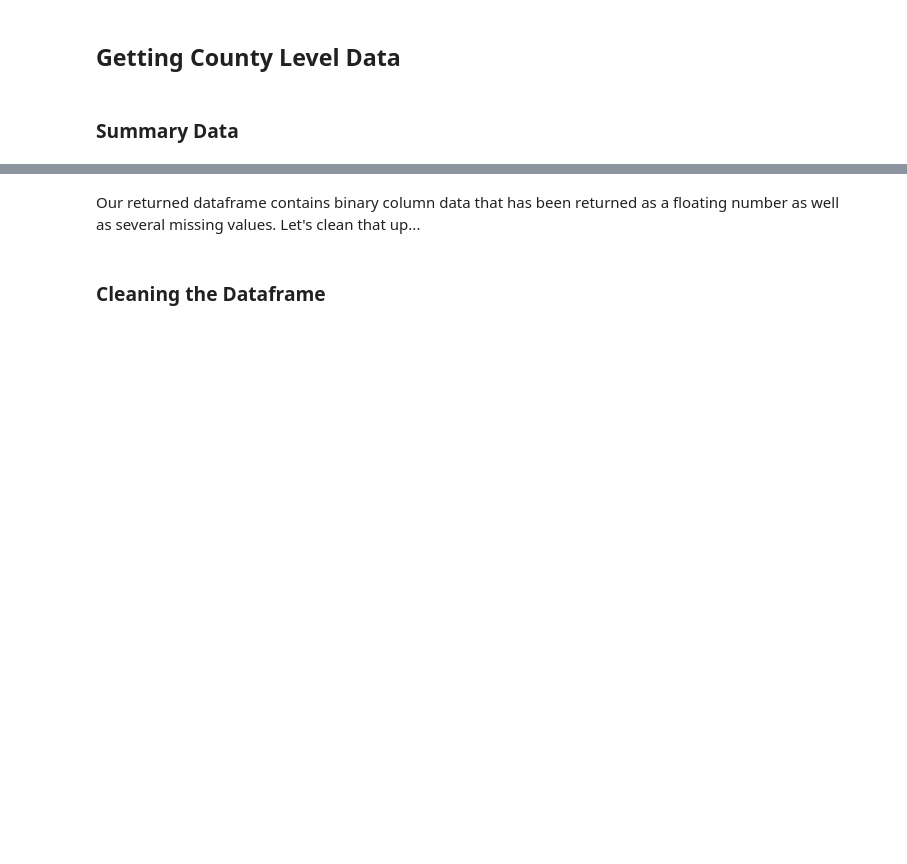
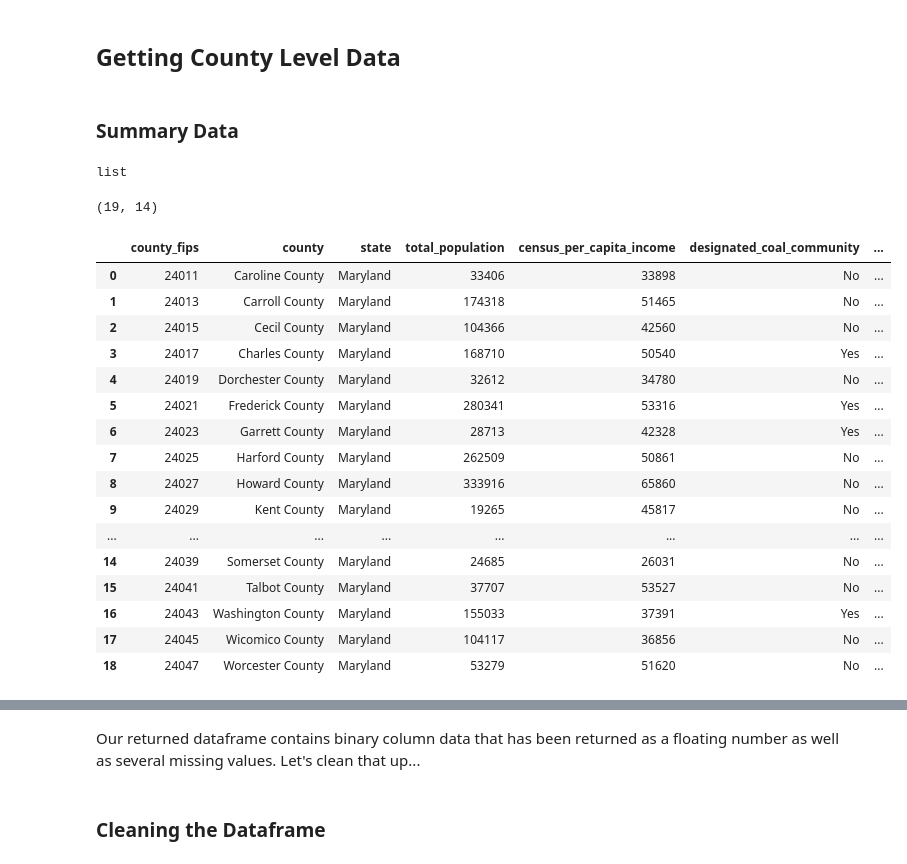
Before and after one commit to rwcitek/anl-nerde, a Jupyter notebook: nerde_argonne_api_python.ipynb, the cells around one changed output, grey strips where cells are left out. Drawn from its saved outputs; the diff is of its cells as text; code cells hidden in the pictures; blank space fills up the shorter version.

```diff
--- a/nerde_argonne_api_python.ipynb
+++ b/nerde_argonne_api_python.ipynb
@@ -62,17 +62,14 @@ my_end = '2023-01-01'
 # %% [markdown]
 ### Defining the function to make the data request
 # %%
-def NERDE_API(section_url, fips, startdate, enddate):
+def NERDE_API(section_url, fips="24011", startdate='2020-01-01', enddate='2023-01-01'):
   response = requests.get(
     url=f"{call}{section_url}?county_fips={fips}&start_date={startdate}&end_date={enddate}",
     headers={"Authorization": f"Bearer {key}"}
   ).json()
 
-  results_summary_digest = []
-
   # Each county will populate a list, this loops through each called county to parse results
-  for result in response['result']:
-    results_summary_digest.append(result)
+  results_summary_digest = [ result for result in response['result'] ]
 
   return results_summary_digest
 # %% [markdown]
@@ -85,6 +82,34 @@ section_url = "/api/v1/county/explorer/summary"
 # %%
 # API call
 summary_digest = NERDE_API(section_url, my_fips, my_start, my_end)
+# %%
+type(summary_digest)
+# %% [output]
+list
 # %%
 # Create a Pandas DataFrame from summary_digest
 main_summary_df = pd.json_normalize(summary_digest)
+# %%
+main_summary_df.shape
+# %% [output]
+(19, 14)
+# %%
+main_summary_df
+# %% [output]
+|  | county_fips | county | state | total_population | census_per_capita_income | designated_coal_community | ... |
+| 0 | 24011 | Caroline County | Maryland | 33406 | 33898 | No | ... |
+| 1 | 24013 | Carroll County | Maryland | 174318 | 51465 | No | ... |
+| 2 | 24015 | Cecil County | Maryland | 104366 | 42560 | No | ... |
+| 3 | 24017 | Charles County | Maryland | 168710 | 50540 | Yes | ... |
+| 4 | 24019 | Dorchester County | Maryland | 32612 | 34780 | No | ... |
+| 5 | 24021 | Frederick County | Maryland | 280341 | 53316 | Yes | ... |
+| 6 | 24023 | Garrett County | Maryland | 28713 | 42328 | Yes | ... |
+| 7 | 24025 | Harford County | Maryland | 262509 | 50861 | No | ... |
+| 8 | 24027 | Howard County | Maryland | 333916 | 65860 | No | ... |
+| 9 | 24029 | Kent County | Maryland | 19265 | 45817 | No | ... |
+| ... | ... | ... | ... | ... | ... | ... | ... |
+| 14 | 24039 | Somerset County | Maryland | 24685 | 26031 | No | ... |
+| 15 | 24041 | Talbot County | Maryland | 37707 | 53527 | No | ... |
+| 16 | 24043 | Washington County | Maryland | 155033 | 37391 | Yes | ... |
+| 17 | 24045 | Wicomico County | Maryland | 104117 | 36856 | No | ... |
+| 18 | 24047 | Worcester County | Maryland | 53279 | 51620 | No | ... |
```
Also changed, not shown: parts of 3 cells of this notebook.
